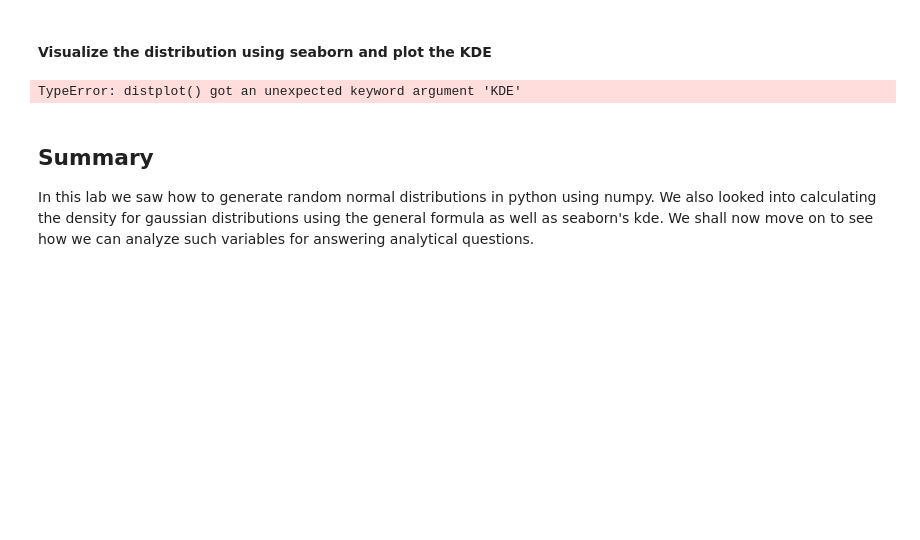
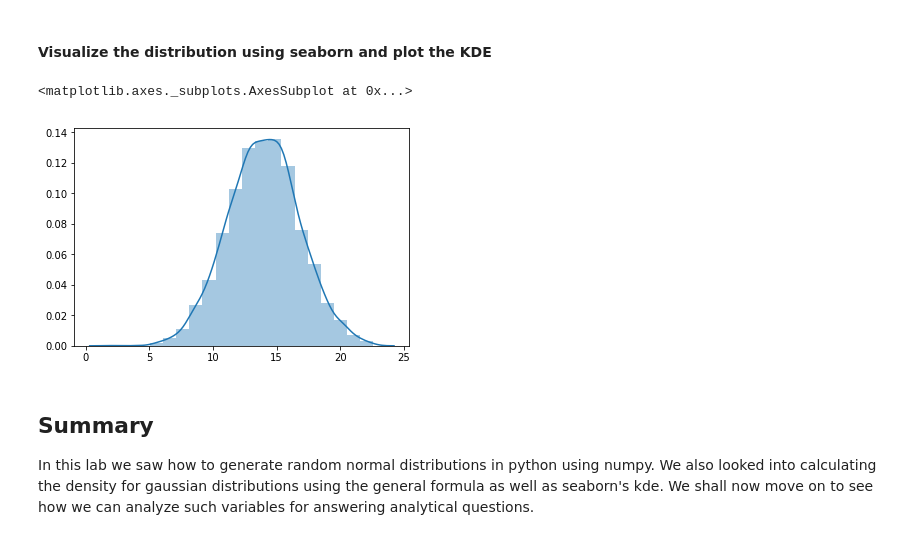
Before and after one commit to whohuhwhat/dsc-1-09-13-normal-gaussian-distributions-lab-nyc-ds-career-031119, a Jupyter notebook: index.ipynb, the cells around one changed output. Cells and saved outputs as stored; diff of their text form; code cells hidden in the pictures; blank space fills up the shorter version.

```diff
--- a/index.ipynb
+++ b/index.ipynb
@@ -57,9 +57,10 @@ plt.show()
 #### Visualize the distribution using seaborn and plot the KDE
 # %%
 import seaborn as sns
-sns.distplot(s, 20, KDE=True)
+sns.distplot(s, bins=20, kde=True)
 # %% [output]
-TypeError: distplot() got an unexpected keyword argument 'KDE'
+<matplotlib.axes._subplots.AxesSubplot at 0x...>
+[figure, added]
 # %% [markdown]
 ## Summary
 
```
